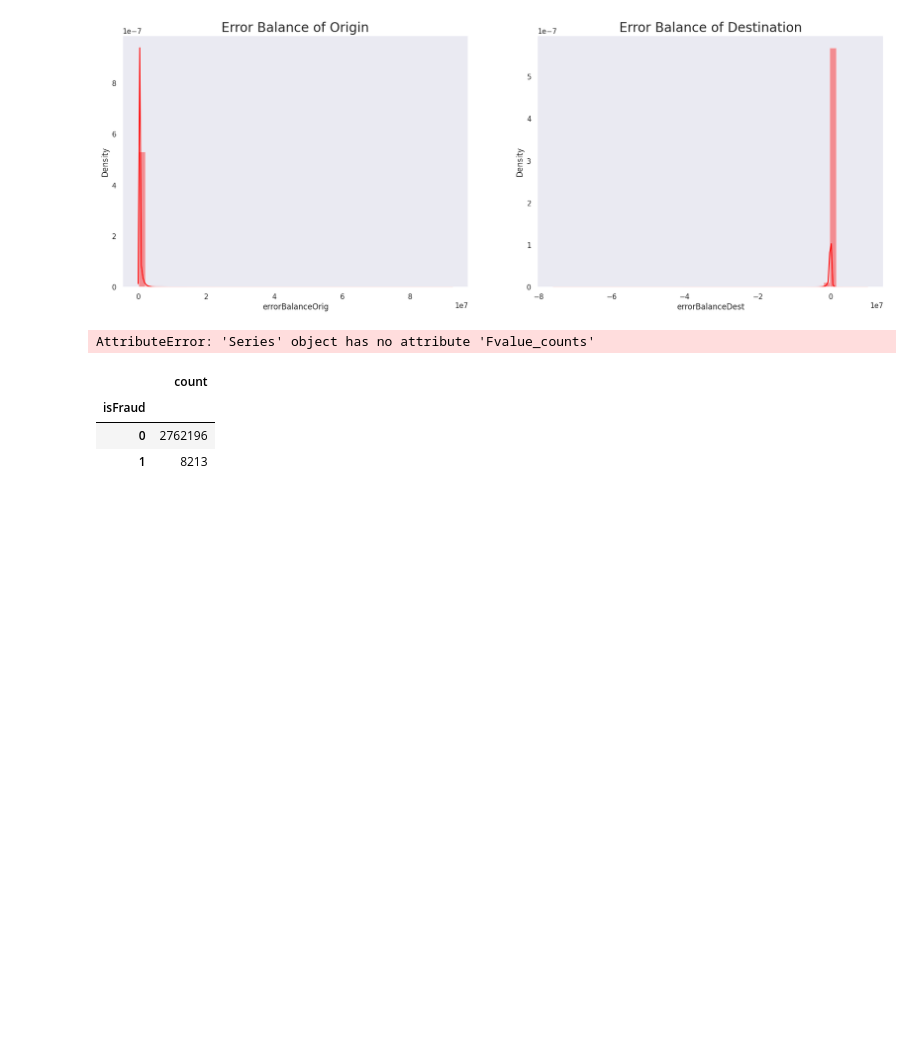
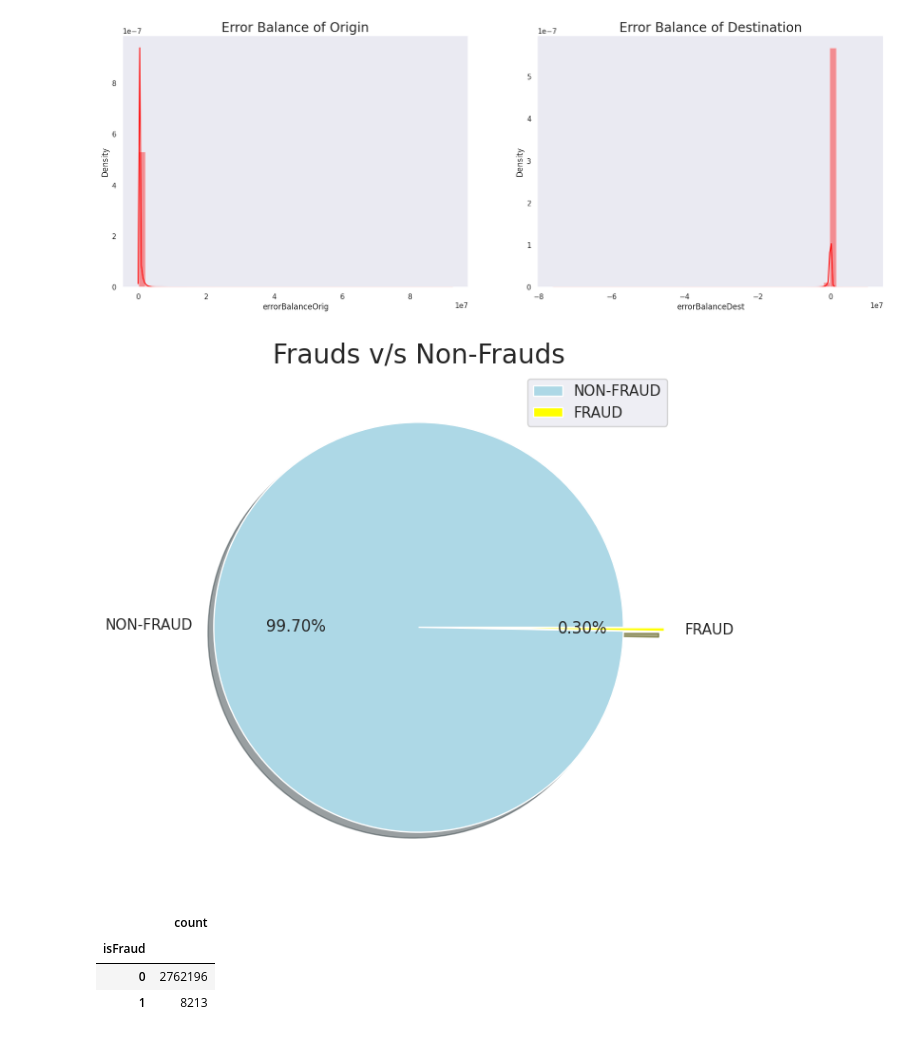
Before and after one commit to Soham24122003/FinalYear, a Jupyter notebook: Fraud_detection_in_financial_payment_services.ipynb, the cells around one changed output. Drawn from its saved outputs; the diff is of its cells as text; code cells hidden in the pictures; blank space fills up the shorter version.

```diff
--- a/Fraud_detection_in_financial_payment_services.ipynb
+++ b/Fraud_detection_in_financial_payment_services.ipynb
@@ -585,22 +584,22 @@ https://gist.github.com/mwaskom/de44147ed2974457ad6372750bbe5751
 # %%
 # checking the no. of frauds in the dataset
 
-X['isFraud'].Fvalue_counts()
+X['isFraud'].value_counts()
 
 # plotting a pie chart to represent the fraction of the frauds
 
 size = [2762196, 8213]
 labels = ['NON-FRAUD', 'FRAUD']
 colors = ['lightblue', 'yellow']
 explode = [0, 0.2]
 
 plt.pie(size, labels = labels, colors = colors, explode = explode, shadow  = True, autopct = '%.2f%%')
 plt.title('Frauds v/s Non-Frauds', fontsize = 20)
 plt.axis('off')
 plt.legend()
 plt.show()
 # %% [output]
-AttributeError: 'Series' object has no attribute 'Fvalue_counts'
+[figure, added]
 # %%
 X['isFraud'].value_counts()
 # %% [output]
```
Also changed, not shown: parts of 11 cells of this notebook.
